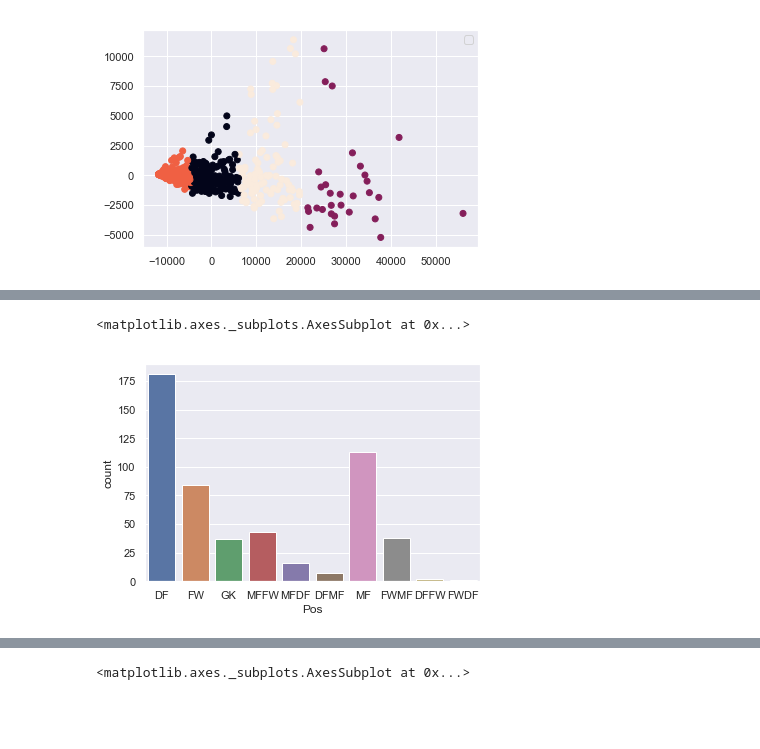
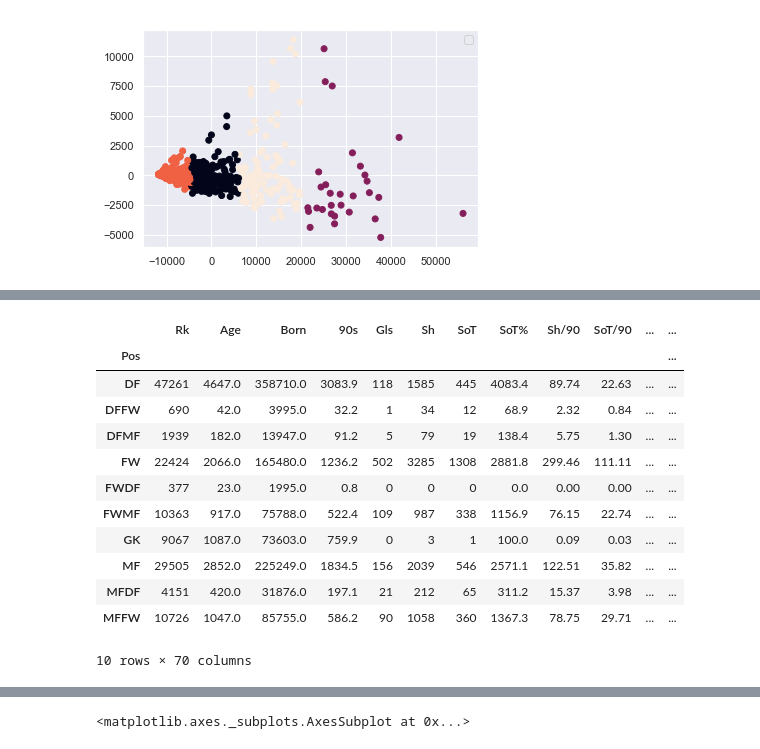
Before and after one commit to crmshr/Data-Science-Portfolio, a Jupyter notebook: EPL K-Means Clustering.ipynb, the cells around one changed output, grey strips where cells are left out. Drawn from its saved outputs; the diff is of its cells as text; code cells hidden in the pictures; blank space fills up the shorter version.

```diff
--- a/EPL K-Means Clustering.ipynb
+++ b/EPL K-Means Clustering.ipynb
@@ -449,5 +449,17 @@ Name: Pos, Length: 522, dtype: object
-# %%
-sns.countplot(x='Pos',data=df)
-# %% [output]
-<matplotlib.axes._subplots.AxesSubplot at 0x...>
-[figure, removed]
+# %%
+# CHECK OUT THE STATISTICS BASED ON Position
+df.groupby(df['Pos']).sum()
+# %% [output]
+|  | Rk | Age | Born | 90s | Gls | Sh | SoT | SoT% | Sh/90 | SoT/90 | ... | ... |
+| Pos |  |  |  |  |  |  |  |  |  |  |  | ... |
+| DF | 47261 | 4647.0 | 358710.0 | 3083.9 | 118 | 1585 | 445 | 4083.4 | 89.74 | 22.63 | ... | ... |
+| DFFW | 690 | 42.0 | 3995.0 | 32.2 | 1 | 34 | 12 | 68.9 | 2.32 | 0.84 | ... | ... |
+| DFMF | 1939 | 182.0 | 13947.0 | 91.2 | 5 | 79 | 19 | 138.4 | 5.75 | 1.30 | ... | ... |
+| FW | 22424 | 2066.0 | 165480.0 | 1236.2 | 502 | 3285 | 1308 | 2881.8 | 299.46 | 111.11 | ... | ... |
+| FWDF | 377 | 23.0 | 1995.0 | 0.8 | 0 | 0 | 0 | 0.0 | 0.00 | 0.00 | ... | ... |
+| FWMF | 10363 | 917.0 | 75788.0 | 522.4 | 109 | 987 | 338 | 1156.9 | 76.15 | 22.74 | ... | ... |
+| GK | 9067 | 1087.0 | 73603.0 | 759.9 | 0 | 3 | 1 | 100.0 | 0.09 | 0.03 | ... | ... |
+| MF | 29505 | 2852.0 | 225249.0 | 1834.5 | 156 | 2039 | 546 | 2571.1 | 122.51 | 35.82 | ... | ... |
+| MFDF | 4151 | 420.0 | 31876.0 | 197.1 | 21 | 212 | 65 | 311.2 | 15.37 | 3.98 | ... | ... |
+| MFFW | 10726 | 1047.0 | 85755.0 | 586.2 | 90 | 1058 | 360 | 1367.3 | 78.75 | 29.71 | ... | ... |
+10 rows × 70 columns
```
Also changed, not shown: parts of 73 cells of this notebook.
